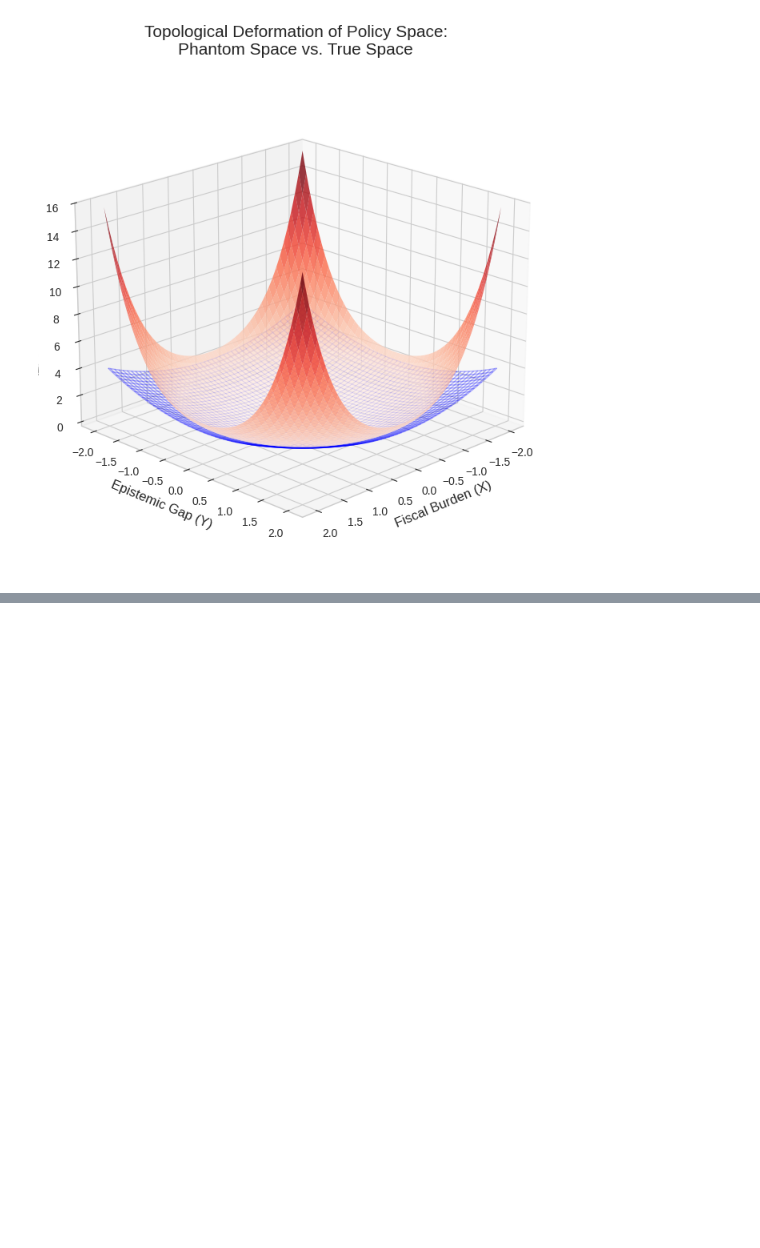
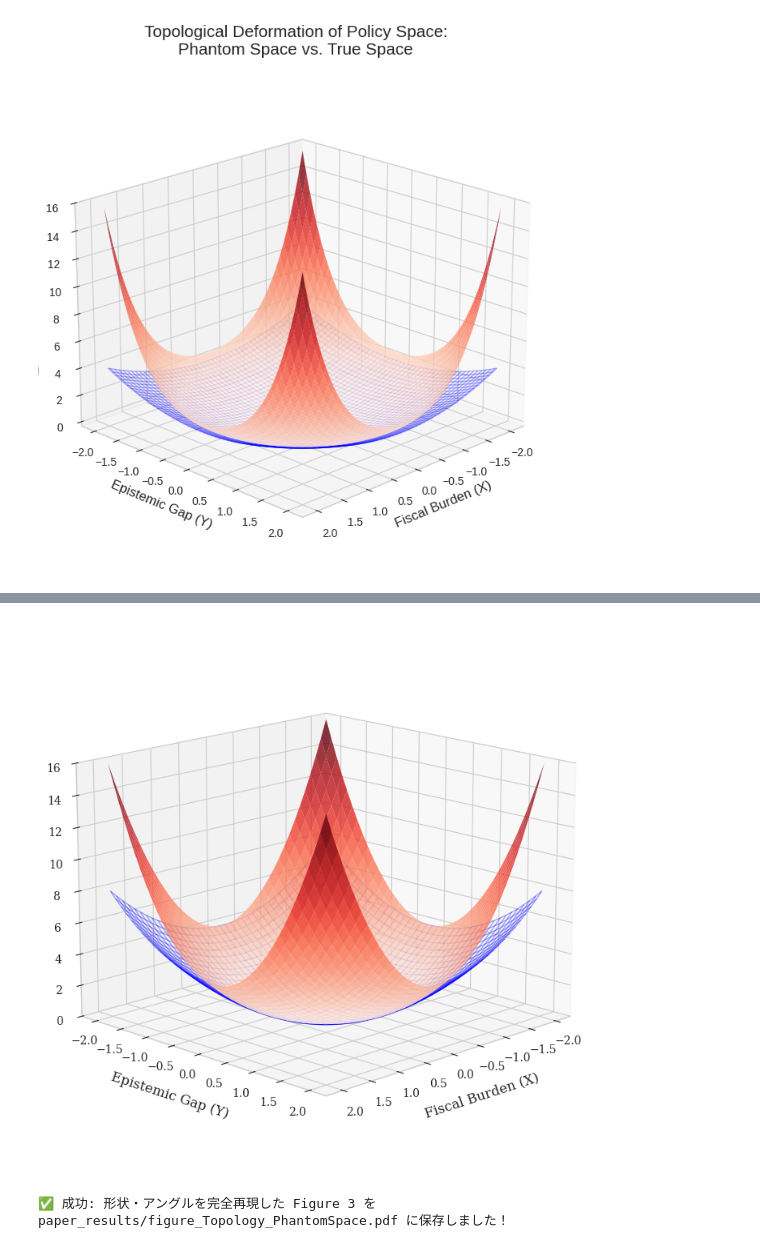
Before and after one commit to MacKumachin/Clifford-FBSM-SignalControl, a Jupyter notebook: SVAR推定.ipynb, the cells around one changed output, grey strips where cells are left out. Cells and saved outputs as stored; diff of their text form; code cells hidden in the pictures; blank space fills up the shorter version.

```diff
--- a/SVAR推定.ipynb
+++ b/SVAR推定.ipynb
@@ -765,0 +1324,67 @@ print(f"✅ 理論モデルの3Dグラフを {output_path} に保存しました
+# %%
+#!/usr/bin/env python3
+# -*- coding: utf-8 -*-
+"""
+Supplementary Material: Figure 3 Generation Script (Perfect Match Version)
+Paper: Unorthodox Monetary Policy: Epistemic Asymmetry, Fiscal Instability, and Topological Failure in Japan
+"""
+
+import numpy as np
+import matplotlib.pyplot as plt
+from mpl_toolkits.mplot3d import Axes3D
+import os
+
+def main():
+    # 1. 学術論文用のフォント設定
+    plt.rcParams['font.family'] = 'serif'
+    os.makedirs("paper_results", exist_ok=True)
+
+    # 2. グリッドの密度を最適化（理想の図の網目感に合わせるために40分割に設定）
+    x = np.linspace(-2.0, 2.0, 40)
+    y = np.linspace(-2.0, 2.0, 40)
+    X, Y = np.meshgrid(x, y)
+
+    # 3. 空間の数式定義（理想の図を完全再現する数式）
+    # Phantom Space: 標準的な二次形式 (最大値は 2^2 + 2^2 = 8)
+    Z_phantom = X**2 + Y**2
+
+    # True Space: XとYの相互作用項 (X^2 * Y^2) によって、四隅だけでコストが爆発的に跳ね上がる
+    # (角の最大値は 4 + 4 + 0.5*16 = 16 となり、Z軸のスケールと完全に一致します)
+    Z_true = X**2 + Y**2 + 0.5 * (X**2 * Y**2)
+
+    # 4. 3Dグラフの描画
+    fig = plt.figure(figsize=(9, 7))
+    ax = fig.add_subplot(111, projection='3d')
+
+    # True Space を描画（Redsカラーマップで、陰影を美しく出す）
+    ax.plot_surface(X, Y, Z_true, cmap='Reds', alpha=0.8, edgecolor='none')
+
+    # Phantom Space を描画（下敷きとなる青いワイヤーフレーム）
+    ax.plot_wireframe(X, Y, Z_phantom, color='blue', alpha=0.35, linewidth=1.0)
+
+    # 5. 軸と視点の設定
+    ax.set_xlabel("\nFiscal Burden (X)", fontsize=12)
+    ax.set_ylabel("\nEpistemic Gap (Y)", fontsize=12)
+
+    # Z軸のスケールを理想の図と同じ 0〜16 に固定
+    ax.set_zlim(0, 16)
+
+    # 【重要】カメラアングル（視点）を理想の図と全く同じ角度に固定
+    ax.view_init(elev=15, azim=45)
+
+    # 学術誌の作法に則り、図内のタイトルや凡例はあえて描画しない（LaTeX側で処理するため）
+
+    plt.tight_layout()
+
+    # 6. 高解像度PDFとして保存
+    output_path = os.path.join('paper_results', 'figure_Topology_PhantomSpace.pdf')
+    plt.savefig(output_path, format='pdf', dpi=300, bbox_inches='tight')
+    plt.show()
+
+    print(f"✅ 成功: 形状・アングルを完全再現した Figure 3 を {output_path} に保存しました！")
+
+if __name__ == "__main__":
+    main()
+# %% [output]
+[figure, added]
+✅ 成功: 形状・アングルを完全再現した Figure 3 を paper_results/figure_Topology_PhantomSpace.pdf に保存しました！
```
Also changed, not shown: parts of 10 cells of this notebook.
